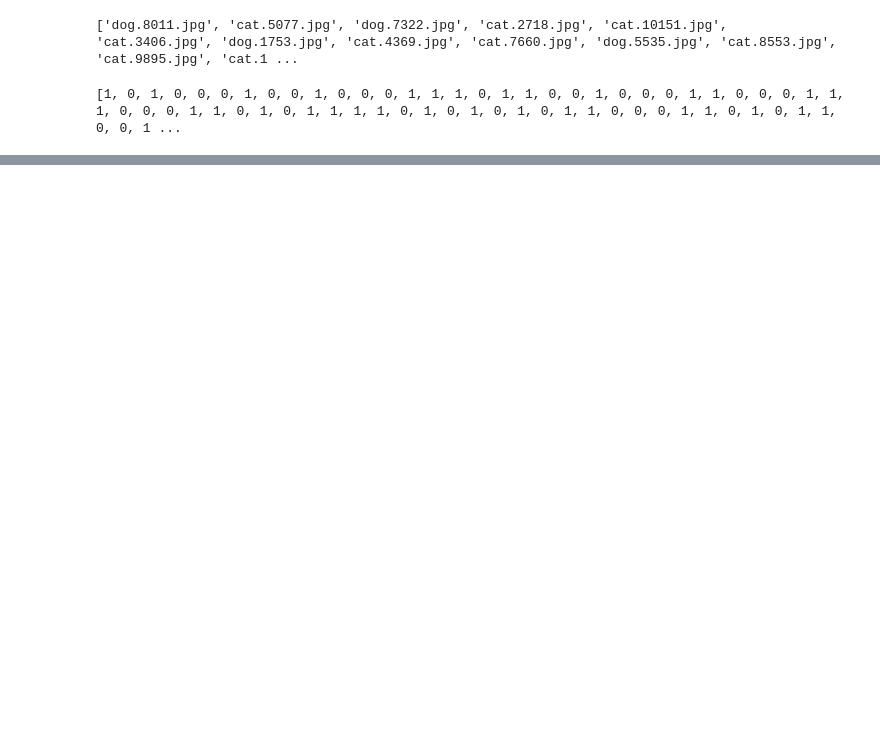
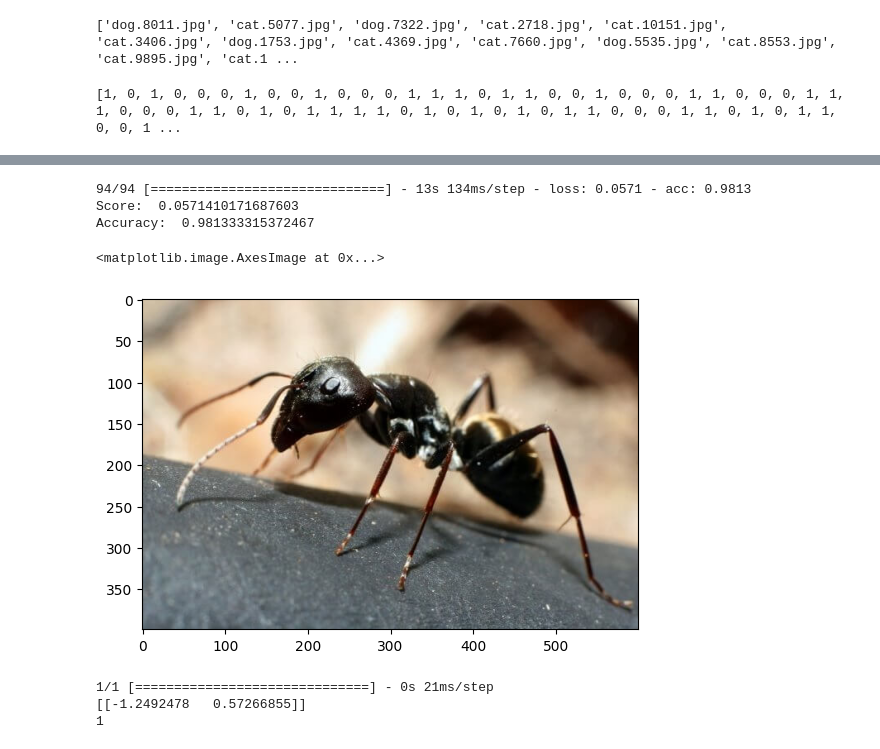
Before and after one commit to AdrianC167/unit_2_Intro_To_AI, a Jupyter notebook: cat_v_dog.ipynb, the cells around one changed output, grey strips where cells are left out. Drawn from its saved outputs; the diff is of its cells as text; code cells hidden in the pictures; blank space fills up the shorter version.

Commit message:
finished training and now testing

```diff
--- a/cat_v_dog.ipynb
+++ b/cat_v_dog.ipynb
@@ -2,7 +2,8 @@
 import os
 import matplotlib.pyplot as plt
 import matplotlib.image as img
-training_data = os.listdir("train/")
+import numpy as np
+training_data = os.listdir("train/")[:14999]
 print(training_data)
 # %% [output]
 ['dog.8011.jpg', 'cat.5077.jpg', 'dog.7322.jpg', 'cat.2718.jpg', 'cat.10151.jpg', 'cat.3406.jpg', 'dog.1753.jpg', 'cat.4369.jpg', 'cat.7660.jpg', 'dog.5535.jpg', 'cat.8553.jpg', 'cat.9895.jpg', 'cat.1 ...
@@ -90,0 +123,29 @@ NameError: name 'model' is not defined
+# %%
+score, acc = model.evaluate(x_test_scaled,y_test)
+print("Score: ", score)
+print("Accuracy: ", acc)
+# %% [output]
+94/94 [==============================] - 13s 134ms/step - loss: 0.0571 - acc: 0.9813
+Score:  0.0571410171687603
+Accuracy:  0.981333315372467
+# %%
+img_num = "ant"
+
+test_image = img.imread(f'test1/{img_num}.jpg')
+plt.imshow(test_image)
+# %% [output]
+<matplotlib.image.AxesImage at 0x...>
+[figure, added]
+# %%
+input_image = cv2.imread(f'test1/{img_num}.jpg')
+input_image = cv2.resize(input_image, (224,224))
+input_image = input_image/255
+input_image = np.reshape(input_image, [1,224,224,3])
+prediction = model.predict(input_image)
+print(prediction)
+cat_or_dog = np.argmax(prediction)
+print(cat_or_dog)
+# %% [output]
+1/1 [==============================] - 0s 21ms/step
+[[-1.2492478   0.57266855]]
+1
```
Also changed, not shown: parts of 4 cells of this notebook, 1 other file.
